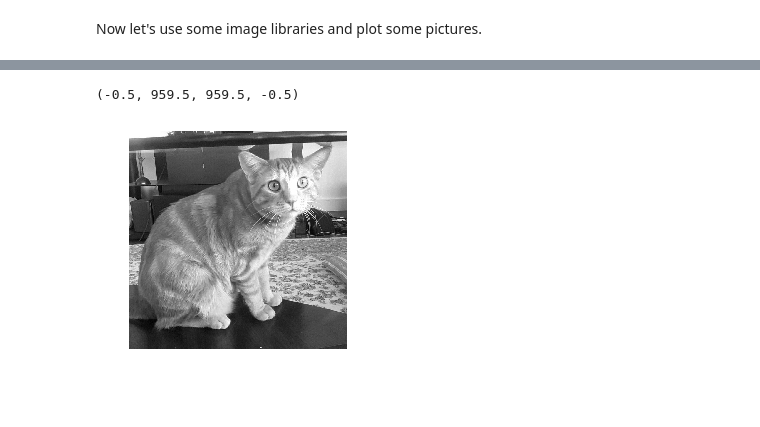
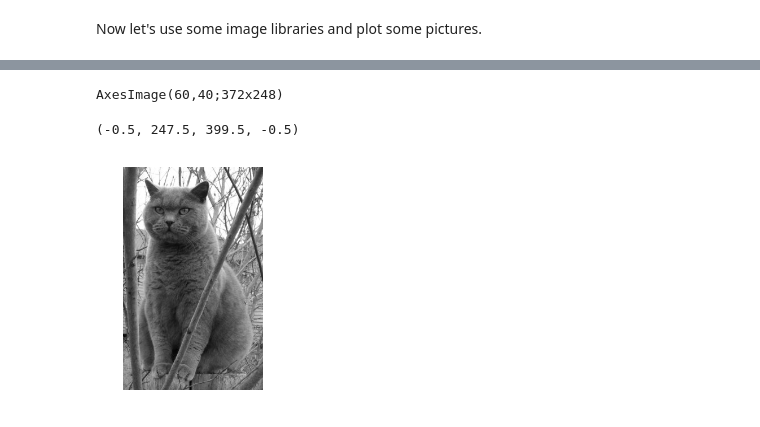
Before and after one commit to vahidpartovinia/pythonworkshop, a Jupyter notebook: jupyter/chapter02.ipynb, the cells around one changed output, grey strips where cells are left out. Drawn from its saved outputs; the diff is of its cells as text; code cells hidden in the pictures; blank space fills up the shorter version.

```diff
--- a/jupyter/chapter02.ipynb
+++ b/jupyter/chapter02.ipynb
@@ -205,13 +229,10 @@ print np.reshape(range(10),(5,2) )
 Now let's use some image libraries and plot some pictures.
 # %%
 import matplotlib.pylab as plt
+
 %matplotlib inline
-img = plt.imread('../data/goori.jpg')
+img = plt.imread('../data/cat.jpg')
 
 print img.shape
 plt.imshow(img)
-img_tinted = img * [1.0, 0.0, 0.0]
-print img_tinted.shape
-plt.imshow(img_tinted)
-#plt.axis("off")
 # %% [output]
@@ -222,7 +265,7 @@ plt.imshow(img_tinted)
 # %%
-img_tinted = img * [.27, .72, 0.07]
-plt.imshow(np.sum(img_tinted, axis=2), "gray")
+print plt.imshow(np.sum(img_tinted, axis=2), "gray")
 plt.axis("off")
 # %% [output]
-(-0.5, 959.5, 959.5, -0.5)
+AxesImage(60,40;372x248)
+(-0.5, 247.5, 399.5, -0.5)
-[figure, old version]
+[figure, new version]
```
Also changed, not shown: parts of 30 cells of this notebook, 10 other files.
